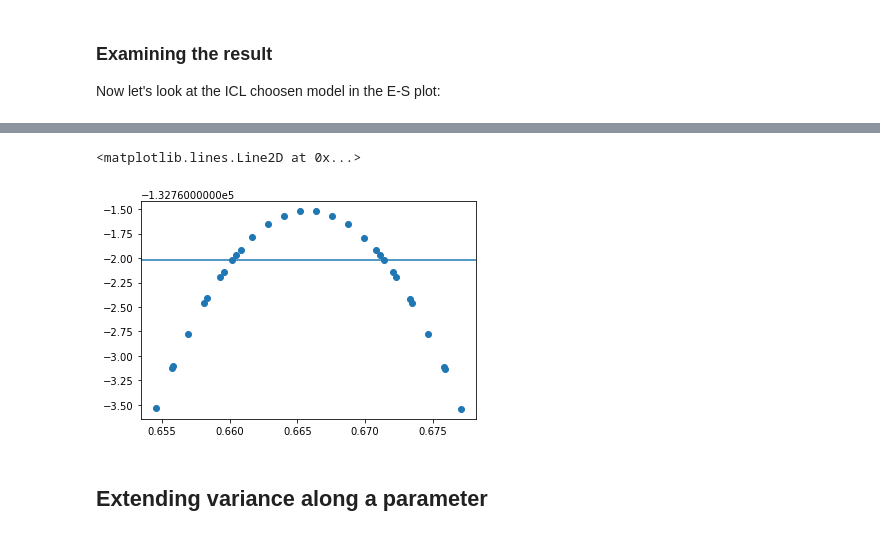
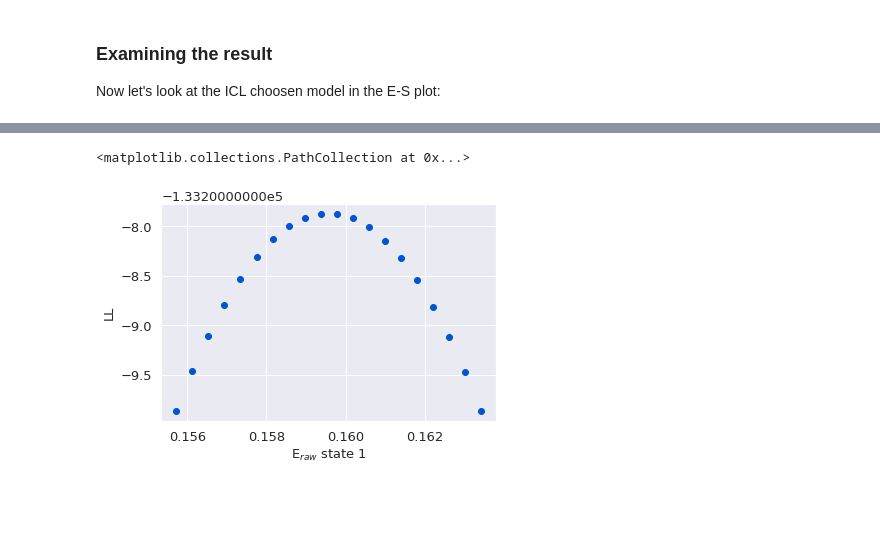
Before and after one commit to harripd/burstH2MM, a Jupyter notebook: docs/source/notebooks/How-To-Error-Evaluation.ipynb, the cells around one changed output, grey strips where cells are left out. Cells and saved outputs as stored; diff of their text form; code cells hidden in the pictures; blank space fills up the shorter version.

```diff
--- a/docs/source/notebooks/How-To-Error-Evaluation.ipynb
+++ b/docs/source/notebooks/How-To-Error-Evaluation.ipynb
@@ -219,0 +440,4 @@ E_err = bdata.models[3].loglik_err.get_E_err(2)
+# %%
+bdata.models[2].loglik_err.thresh = 1.0
+S_err = bdata.models[2].loglik_err.get_S_err(1)
+S_err
@@ -219,0 +448,4 @@ E_err = bdata.models[3].loglik_err.get_E_err(2)
+# %%
+bdata.models[2].loglik_err.flex = 5e-2
+E_err = bdata.models[2].loglik_err.get_E_err(1)
+E_err
@@ -271,8 +606,5 @@ bhm.ll_trans_scatter(bdata.models[3], 1,0)
 # %%
-bhm.ll_E_scatter(bdata.models[3],1)
-plt.axhline(bdata.models[3].loglik-0.5)
+bhm.ll_E_scatter(bdata.models[2],1)
 # %% [output]
-<matplotlib.lines.Line2D at 0x...>
+<matplotlib.collections.PathCollection at 0x...>
-[figure, old version]
+[figure, new version]
-# %% [markdown]
-## Extending variance along a parameter
```
Also changed, not shown: parts of 102 cells of this notebook, 28 other files.
